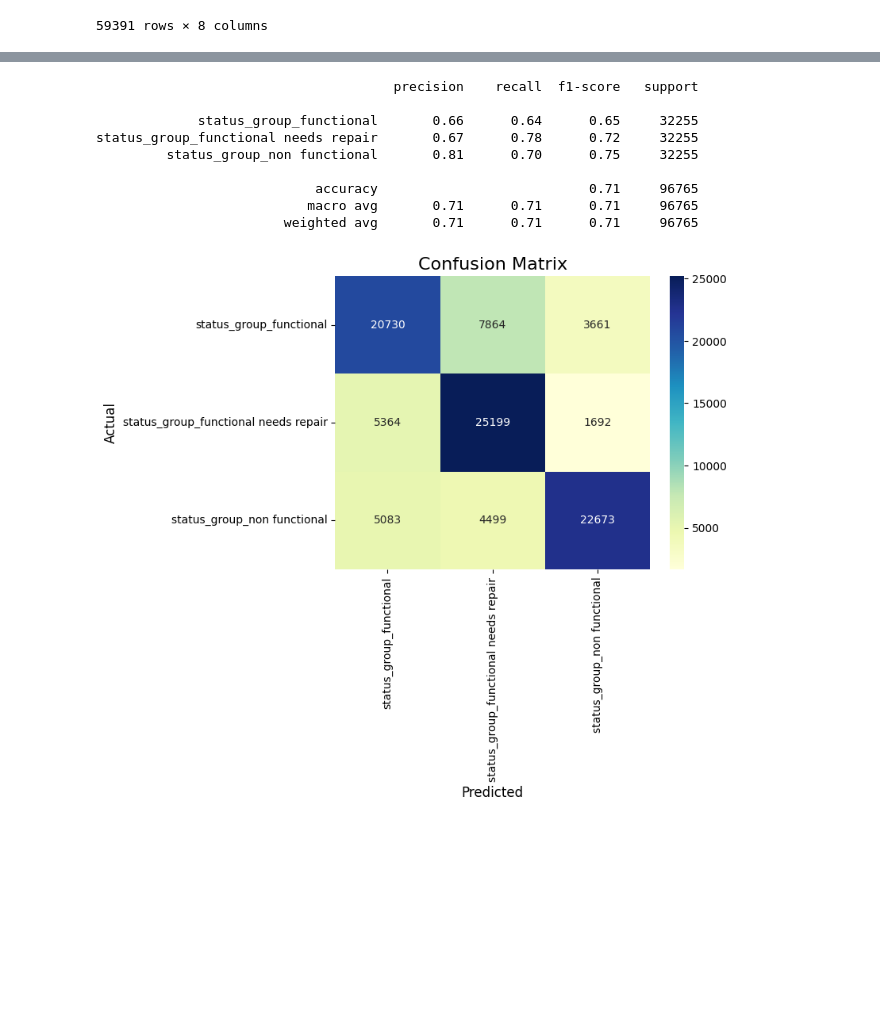
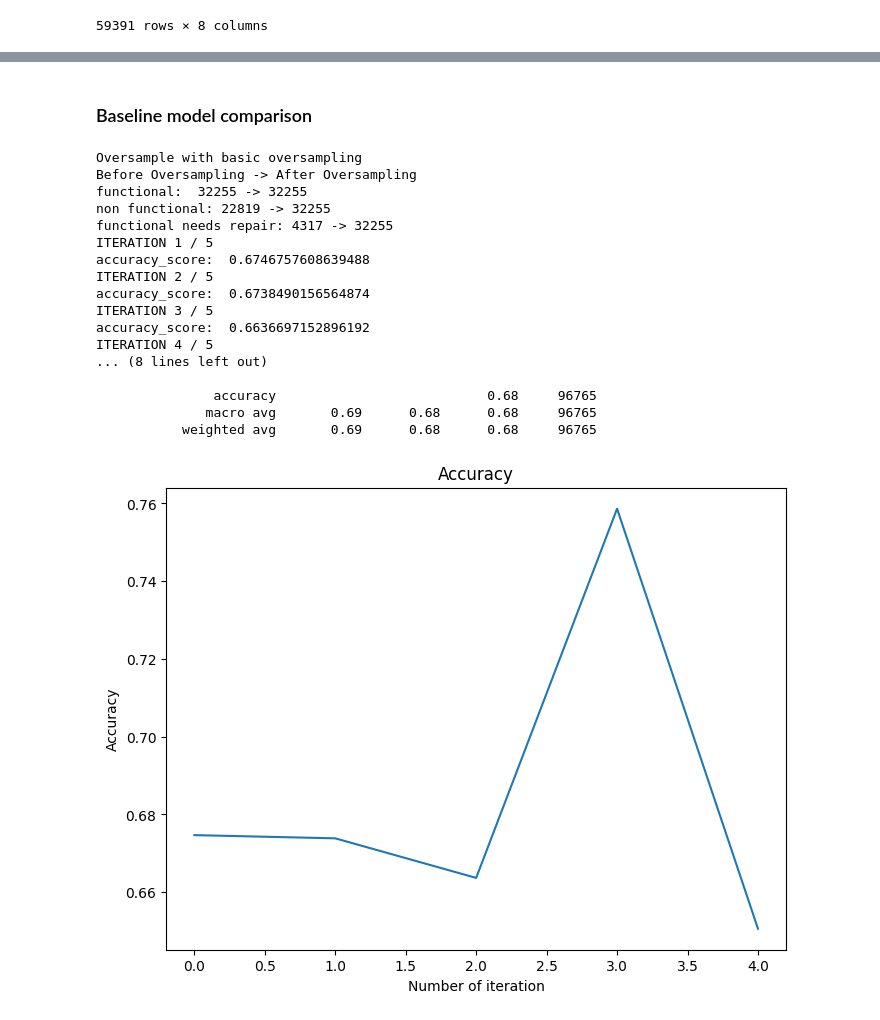
Before and after one commit to floranuta/Data_Circle, a Jupyter notebook: notebooks/run.ipynb, the cells around one changed output, grey strips where cells are left out. Saved outputs shown, nothing was run; the diff lists cells and outputs as text; code cells hidden in the pictures; blank space fills up the shorter version.

Commit message:
feat: Added experiement to decide baseline model and oversampling method

```diff
--- a/notebooks/run.ipynb
+++ b/notebooks/run.ipynb
@@ -221,31 +86,0 @@ accuracy_score:  0.7100041339396445
-# %%
-# flat out matrix into single list
-y_test_res = [val for y_test in y_test_all for val in y_test]
-y_pred_res = [val for y_pred in y_pred_all for val in y_pred]
-
-# create classification report
-cr = classification_report(y_test_res, y_pred_res, target_names=target_colunns)
-print(cr)
-
-
-# Create a confusion matrix
-# https://medium.com/@sanyagubrani/evaluating-multi-class-classification-model-using-confusion-matrix-in-python-4d9344084dfa
-cm = confusion_matrix(y_test_res, y_pred_res)
-
-# Plot the confusion matrix
-sns.heatmap(cm, annot=True,fmt='d', cmap='YlGnBu', xticklabels=target_colunns, yticklabels=target_colunns)
-plt.xlabel('Predicted', fontsize=12)
-plt.ylabel('Actual', fontsize=12)
-plt.title('Confusion Matrix',fontsize=16)
-plt.show()
-# %% [output]
-                                      precision    recall  f1-score   support
-
-             status_group_functional       0.66      0.64      0.65     32255
-status_group_functional needs repair       0.67      0.78      0.72     32255
-         status_group_non functional       0.81      0.70      0.75     32255
-
-                            accuracy                           0.71     96765
-                           macro avg       0.71      0.71      0.71     96765
-                        weighted avg       0.71      0.71      0.71     96765
-[figure, removed]
@@ -267,0 +87,33 @@ Image(graph.create_png())
+# %% [markdown]
+### Baseline model comparison
+# %%
+classifiers = GradientBoostingClassifier()
+
+y_test_all, y_pred_all, accuracy_all, clf = run(data=encoded_df,
+                                            is_oversample=True,
+                                            classifier=classifier,
+                                            k_fold_split=5,
+                                            method="basic")
+
+evaluate_model(y_test_all=y_test_all,
+               y_pred_all=y_pred_all,
+               accuracy_all=accuracy_all)
+# %% [output]
+Oversample with basic oversampling
+Before Oversampling -> After Oversampling
+functional:  32255 -> 32255
+non functional: 22819 -> 32255
+functional needs repair: 4317 -> 32255
+ITERATION 1 / 5
+accuracy_score:  0.6746757608639488
+ITERATION 2 / 5
+accuracy_score:  0.6738490156564874
+ITERATION 3 / 5
+accuracy_score:  0.6636697152896192
+ITERATION 4 / 5
+... (8 lines left out)
+
+               accuracy                           0.68     96765
+              macro avg       0.69      0.68      0.68     96765
+           weighted avg       0.69      0.68      0.68     96765
+[figure, added]
```
Also changed, not shown: parts of 25 cells of this notebook.
